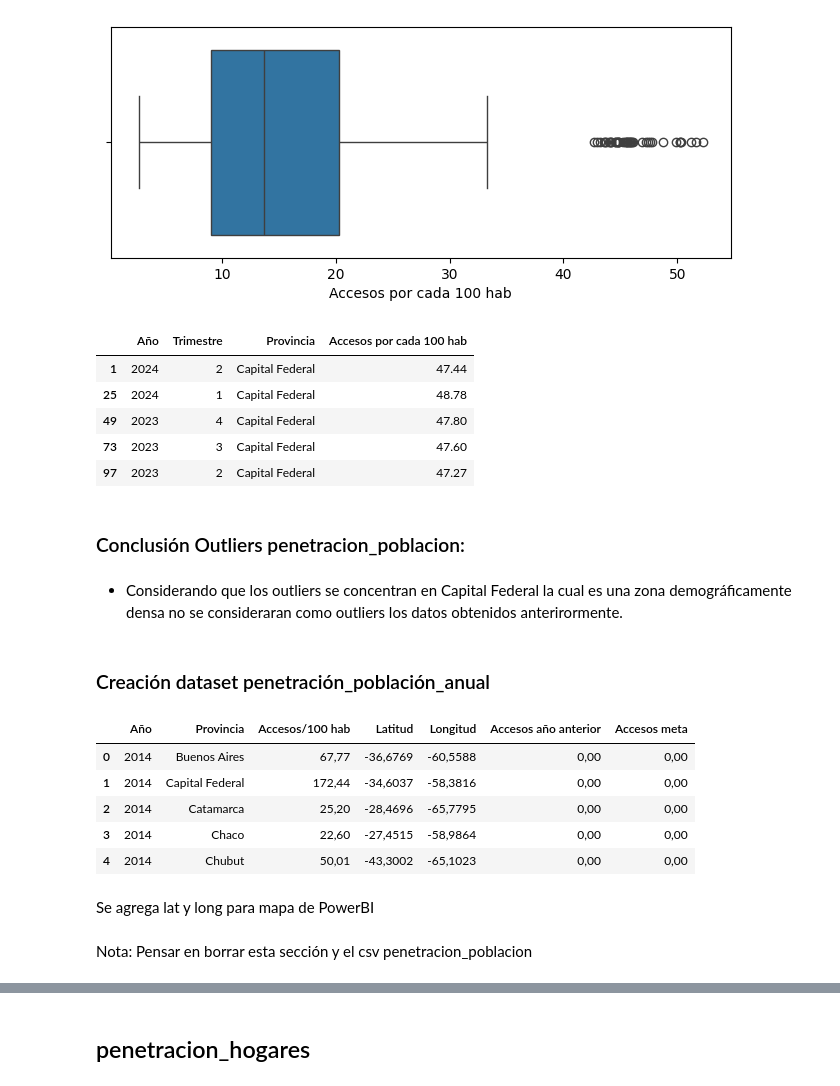
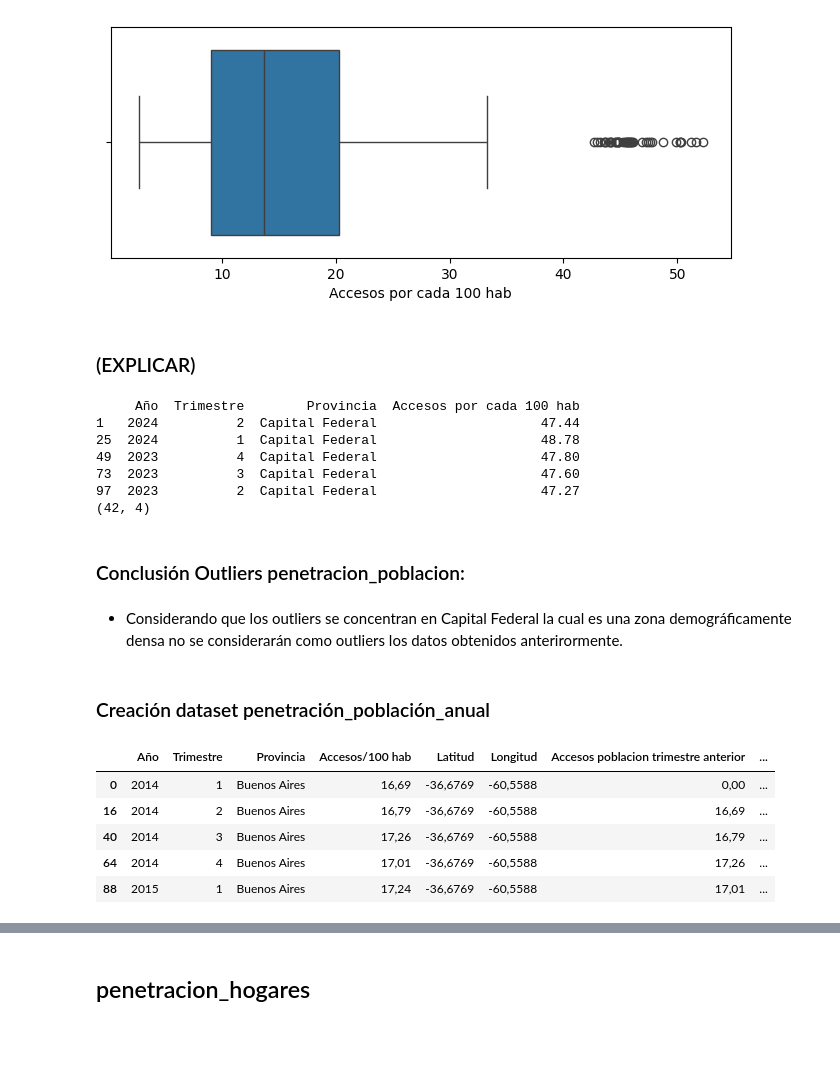
Before and after one commit to Vierinsky/pida_fviera, a Jupyter notebook: eda_etl_internet.ipynb, the cells around one changed output, grey strips where cells are left out. Saved outputs shown, nothing was run; the diff lists cells and outputs as text; code cells hidden in the pictures; blank space fills up the shorter version.

```diff
--- a/eda_etl_internet.ipynb
+++ b/eda_etl_internet.ipynb
@@ -582,6 +763,8 @@ sns.boxplot(data=penetracion_poblacion, x='Accesos por cada 100 hab')
 plt.show()
 # %% [output]
 [figure]
+# %% [markdown]
+### (EXPLICAR)
 # %%
 # Se define outliers como todos los datos por debajo y por sobre (1.5 * Rangos intercuartiles)
 Q1 = penetracion_poblacion['Accesos por cada 100 hab'].quantile(0.25)
@@ -594,55 +777,59 @@ limite_superior = Q3 + 1.5 * IQR
 
 outliers = penetracion_poblacion[(penetracion_poblacion['Accesos por cada 100 hab'] < limite_inferior) | (penetracion_poblacion['Accesos por cada 100 hab'] > limite_superior)]
 
-outliers.head()
+print(outliers.head())
+print(outliers.shape)
 # %% [output]
-|  | Año | Trimestre | Provincia | Accesos por cada 100 hab |
-| 1 | 2024 | 2 | Capital Federal | 47.44 |
-| 25 | 2024 | 1 | Capital Federal | 48.78 |
-| 49 | 2023 | 4 | Capital Federal | 47.80 |
-| 73 | 2023 | 3 | Capital Federal | 47.60 |
-| 97 | 2023 | 2 | Capital Federal | 47.27 |
+     Año  Trimestre        Provincia  Accesos por cada 100 hab
+1   2024          2  Capital Federal                     47.44
+25  2024          1  Capital Federal                     48.78
+49  2023          4  Capital Federal                     47.80
+73  2023          3  Capital Federal                     47.60
+97  2023          2  Capital Federal                     47.27
+(42, 4)
 # %% [markdown]
 ### Conclusión Outliers penetracion_poblacion:
 # %% [markdown]
-* Considerando que los outliers se concentran en Capital Federal la cual es una zona demográficamente densa no se consideraran como outliers los datos obtenidos anterirormente.
+* Considerando que los outliers se concentran en Capital Federal la cual es una zona demográficamente densa no se considerarán como outliers los datos obtenidos anterirormente.
 # %% [markdown]
 ### Creación dataset penetración_población_anual
 # %%
-penetracion_poblacion_anual = penetracion_poblacion.groupby(['Año', 'Provincia'], as_index=False).sum()
+# Agrupar por Año, Trimestre y Provincia y sumar los valores
+penetracion_hogares_anual = penetracion_poblacion.groupby(['Año', 'Trimestre', 'Provincia'], as_index=False).sum()
 
-penetracion_poblacion_anual = penetracion_poblacion_anual.drop(columns=['Trimestre'])
+# Se hace Join con el dataset de latitudes y longitudes para preparar los datos para los mapas en Power BI
+penetracion_hogares_anual = penetracion_hogares_anual.merge(lat_long_prov, on='Provincia', how='left')
 
-# Se hace Join con dataset de latitudes y longitudes preparando el dataset para los mapas de PowerBI
-penetracion_poblacion_anual = penetracion_poblacion_anual.merge(lat_long_prov, on='Provincia', how='left')
+# Cambiar el nombre de la columna 'Accesos por cada 100 hab'
+penetracion_hogares_anual = penetracion_hogares_anual.rename(columns={'Accesos por cada 100 hab': 'Accesos/100 hab'})
 
-# Se cambia nombre de columna 'Accesos por cada 100 hab'
-penetracion_poblacion_anual = penetracion_poblacion_anual.rename(columns={'Accesos por cada 100 hab' : 'Accesos/100 hab'})
+# Cambiar el tipo de las columnas
+penetracion_hogares_anual = penetracion_hogares_anual.astype({'Accesos/100 hab': 'float64'})
 
-# Se cambia el tipo de las columnas
-penetracion_poblacion_anual = penetracion_poblacion_anual.astype({'Accesos/100 hab':'float64'})
+# Asegurarse de que los datos estén ordenados por Provincia, Año y Trimestre
+penetracion_hogares_anual = penetracion_hogares_anual.sort_values(by=['Provincia', 'Año', 'Trimestre'])
 
-# Se obtiene una columna con los accesos del año anterior para luego calcular la meta a obtener en los kpi's
-penetracion_poblacion_anual['Accesos año anterior'] = penetracion_poblacion_anual.groupby('Provincia')['Accesos/100 hab'].shift(1)
+# Crear una columna para los accesos del trimestre anterior
+penetracion_hogares_anual['Accesos poblacion trimestre anterior'] = penetracion_hogares_anual.groupby('Provincia')['Accesos/100 hab'].shift(1)
 
-# Se calcula la meta como un 20% más de los accesos del año anterior
-penetracion_poblacion_anual['Accesos meta'] = penetracion_poblacion_anual['Accesos año anterior'] * 1.2
+# Calcular la meta como un 2% más de los accesos del trimestre anterior
+penetracion_hogares_anual['Accesos poblacion meta'] = penetracion_hogares_anual['Accesos poblacion trimestre anterior'] * 1.02
 
 # Reemplaza los valores NaN por 0 en todas las columnas numéricas
-penetracion_poblacion_anual = penetracion_poblacion_anual.fillna(0)
+penetracion_hogares_anual = penetracion_hogares_anual.fillna(0)
 
 # Se cambia punto decimal por coma para no tener problemas de lectura con PowerBI
-penetracion_poblacion_anual['Accesos/100 hab'] = penetracion_poblacion_anual['Accesos/100 hab'].apply(lambda x: f"{x:.2f}".replace('.', ','))
-penetracion_poblacion_anual['Accesos año anterior'] = penetracion_poblacion_anual['Accesos año anterior'].apply(lambda x: f"{x:.2f}".replace('.', ','))
-penetracion_poblacion_anual['Accesos meta'] = penetracion_poblacion_anual['Accesos meta'].apply(lambda x: f"{x:.2f}".replace('.', ','))
+penetracion_hogares_anual['Accesos/100 hab'] = penetracion_hogares_anual['Accesos/100 hab'].apply(lambda x: f"{x:.2f}".replace('.', ','))
+penetracion_hogares_anual['Accesos poblacion trimestre anterior'] = penetracion_hogares_anual['Accesos poblacion trimestre anterior'].apply(lambda x: f"{x:.2f}".replace('.', ','))
+penetracion_hogares_anual['Accesos poblacion meta'] = penetracion_hogares_anual['Accesos poblacion meta'].apply(lambda x: f"{x:.2f}".replace('.', ','))
 
 
-penetracion_poblacion_anual.head()
+penetracion_hogares_anual.head()
 # %% [output]
-|  | Año | Provincia | Accesos/100 hab | Latitud | Longitud | Accesos año anterior | Accesos meta |
-| 0 | 2014 | Buenos Aires | 67,77 | -36,6769 | -60,5588 | 0,00 | 0,00 |
-| 1 | 2014 | Capital Federal | 172,44 | -34,6037 | -58,3816 | 0,00 | 0,00 |
-| 2 | 2014 | Catamarca | 25,20 | -28,4696 | -65,7795 | 0,00 | 0,00 |
-| 3 | 2014 | Chaco | 22,60 | -27,4515 | -58,9864 | 0,00 | 0,00 |
-| 4 | 2014 | Chubut | 50,01 | -43,3002 | -65,1023 | 0,00 | 0,00 |
+|  | Año | Trimestre | Provincia | Accesos/100 hab | Latitud | Longitud | Accesos poblacion trimestre anterior | ... |
+| 0 | 2014 | 1 | Buenos Aires | 16,69 | -36,6769 | -60,5588 | 0,00 | ... |
+| 16 | 2014 | 2 | Buenos Aires | 16,79 | -36,6769 | -60,5588 | 16,69 | ... |
+| 40 | 2014 | 3 | Buenos Aires | 17,26 | -36,6769 | -60,5588 | 16,79 | ... |
+| 64 | 2014 | 4 | Buenos Aires | 17,01 | -36,6769 | -60,5588 | 17,26 | ... |
+| 88 | 2015 | 1 | Buenos Aires | 17,24 | -36,6769 | -60,5588 | 17,01 | ... |
 # %%
@@ -650,4 +836,0 @@ penetracion_poblacion_anual.to_csv(r'C:\Users\felip\Desktop\Stuff\Cursos\SoyHenr
-# %% [markdown]
-Se agrega lat y long para mapa de PowerBI
-# %% [markdown]
-Nota: Pensar en borrar esta sección y el csv penetracion_poblacion
```
Also changed, not shown: parts of 76 cells of this notebook, 7 other files.
